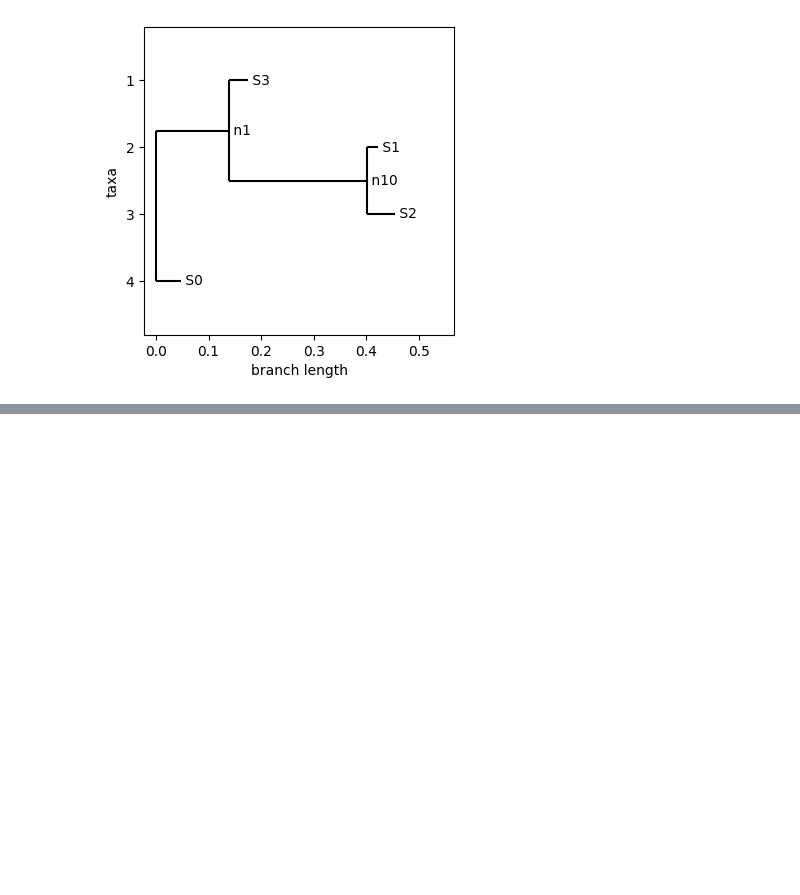
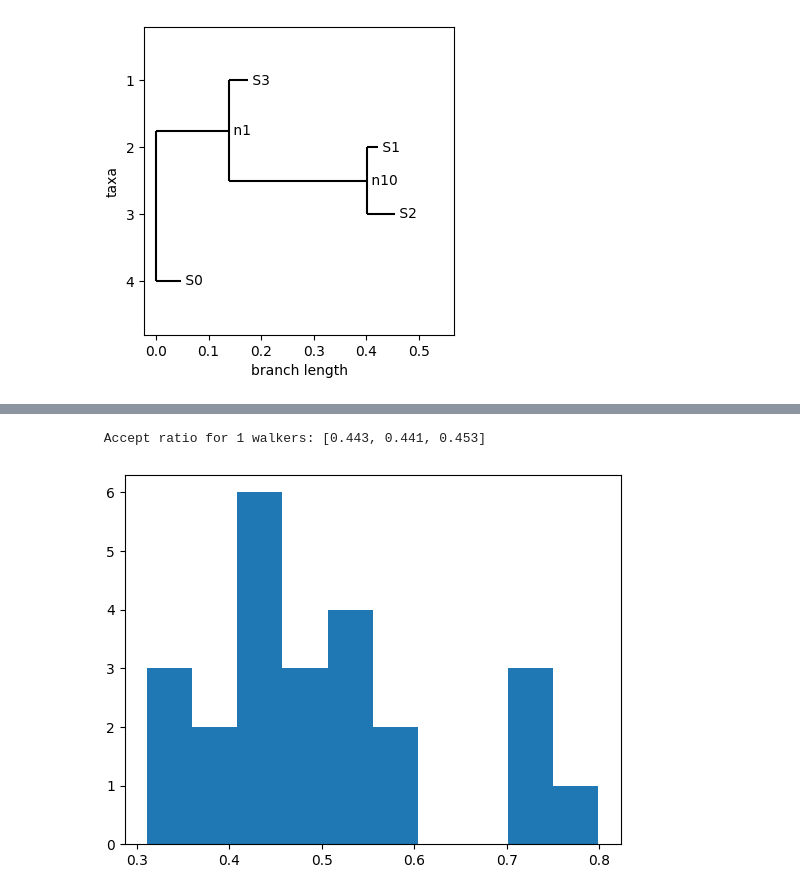
Before and after one commit to LeonMengoni/Bayesian-Phylogenetics, a Jupyter notebook: BayesianPhylogenetics.ipynb, the cells around one changed output, grey strips where cells are left out. Saved outputs shown, nothing was run; the diff lists cells and outputs as text; code cells hidden in the pictures; blank space fills up the shorter version.

```diff
--- a/BayesianPhylogenetics.ipynb
+++ b/BayesianPhylogenetics.ipynb
@@ -164,0 +48,15 @@ Final tree:
+# %%
+nsteps = 1000
+burn_in = 500
+save_frequency = 20
+nwalkers = 1
+
+distribution_params = exponential_params
+# distribution_params = uniform_params
+
+sampler = MCMC.Sampler(taxa_names, taxa_sequences, outgroup, distribution_params, nwalkers)
+sampler.run_mcmc(nsteps, burn_in, save_frequency)
+
+print(f"\n Accept ratio for {nwalkers} walkers: {sampler.accept_ratio}")
+# %% [output]
+ Accept ratio for 1 walkers: [0.443, 0.441, 0.453]
@@ -165,3 +66,9 @@ Final tree:
+# %%
+L_list = [tree.L for tree in sampler.saved_trees[0]]
+plt.hist(L_list)
+plt.show()
+# %% [output]
+[figure, added]
 # %%
 # MAP_tree = Phylo.read("analyses\\primates_cytb_JC_MAP.tree", "nexus")
 
```
Also changed, not shown: parts of 6 cells of this notebook, 3 other files.
